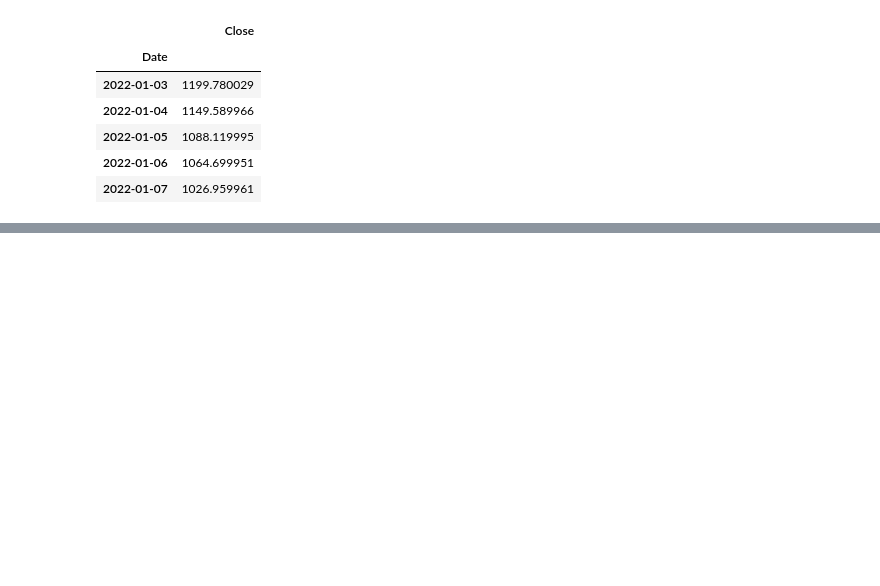
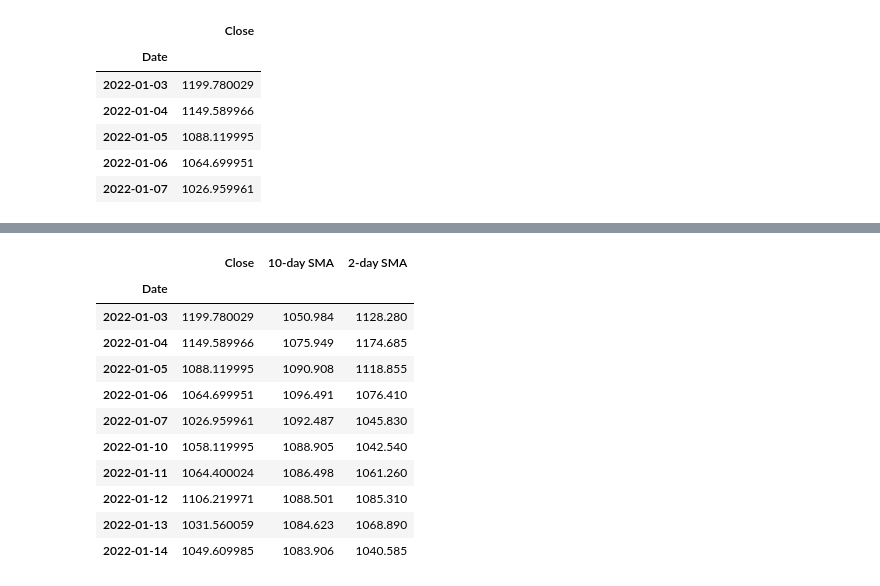
Before and after one commit to ravi75git/Datascience-Workbooks, a Jupyter notebook: TimeSeries/SMA_WMA_EMA_ARIMA.ipynb, the cells around one changed output, grey strips where cells are left out. Drawn from its saved outputs; the diff is of its cells as text; code cells hidden in the pictures; blank space fills up the shorter version.

```diff
--- a/TimeSeries/SMA_WMA_EMA_ARIMA.ipynb
+++ b/TimeSeries/SMA_WMA_EMA_ARIMA.ipynb
@@ -81,3 +78,18 @@ df.head(15)
+# %%
+test.head(10)
+# %% [output]
+|  | Close | 10-day SMA | 2-day SMA |
+| Date |  |  |  |
+| 2022-01-03 | 1199.780029 | 1050.984 | 1128.280 |
+| 2022-01-04 | 1149.589966 | 1075.949 | 1174.685 |
+| 2022-01-05 | 1088.119995 | 1090.908 | 1118.855 |
+| 2022-01-06 | 1064.699951 | 1096.491 | 1076.410 |
+| 2022-01-07 | 1026.959961 | 1092.487 | 1045.830 |
+| 2022-01-10 | 1058.119995 | 1088.905 | 1042.540 |
+| 2022-01-11 | 1064.400024 | 1086.498 | 1061.260 |
+| 2022-01-12 | 1106.219971 | 1088.501 | 1085.310 |
+| 2022-01-13 | 1031.560059 | 1084.623 | 1068.890 |
+| 2022-01-14 | 1049.609985 | 1083.906 | 1040.585 |
 # %%
 #Laxmi look from here
 #Finding the last date for the data available
```
Also changed, not shown: parts of 18 cells of this notebook.
